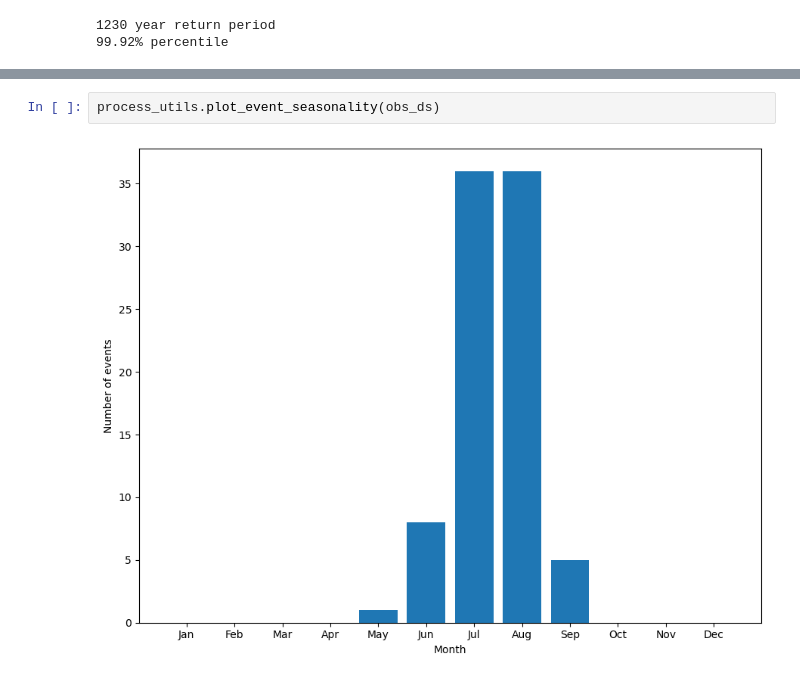
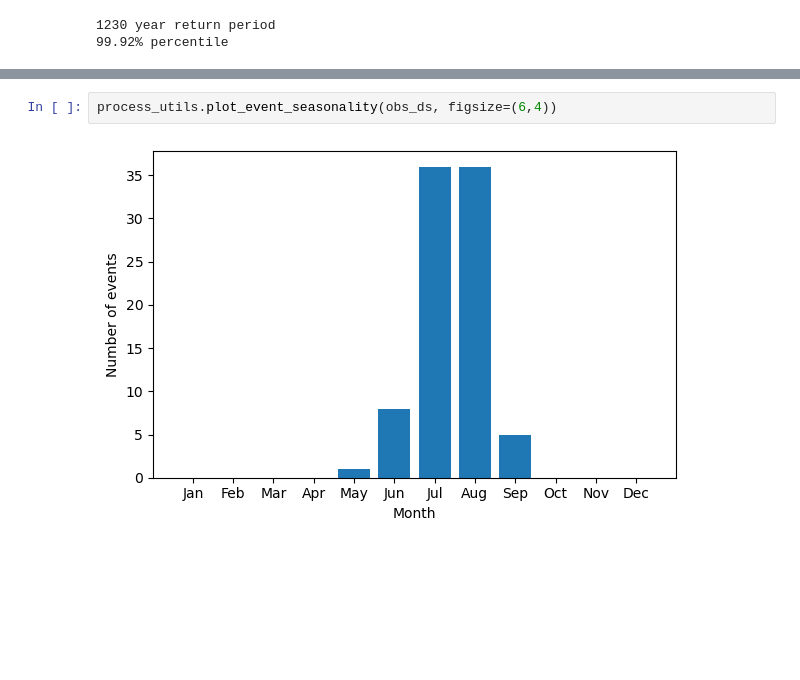
Before and after one commit to DamienIrving/unseen-projects, a Jupyter notebook: project-wcrp-txx/analysis_ERA5.ipynb, the cells around one changed output, grey strips where cells are left out. Cells and saved outputs as stored; diff of their text form; blank space fills up the shorter version.

```diff
--- a/project-wcrp-txx/analysis_ERA5.ipynb
+++ b/project-wcrp-txx/analysis_ERA5.ipynb
@@ -121,4 +125,4 @@ plt.show()
 # %%
-process_utils.plot_event_seasonality(obs_ds)
+process_utils.plot_event_seasonality(obs_ds, figsize=(6,4))
 # %% [output]
-[figure, old version]
+[figure, new version]
```
Also changed, not shown: parts of 7 cells of this notebook.
